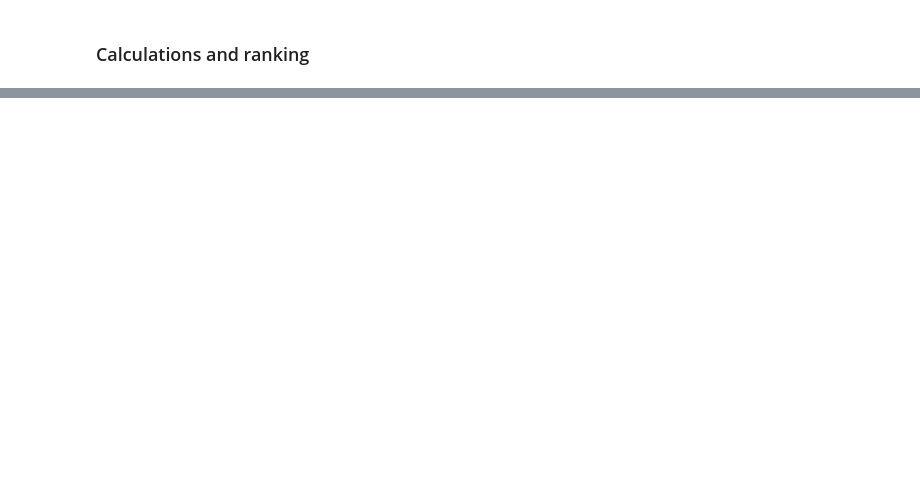
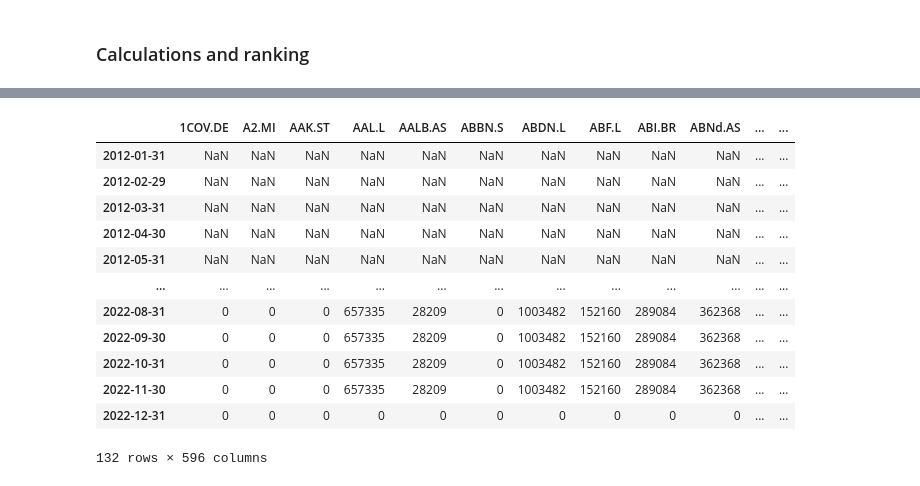
Before and after one commit to IIU60/ranking_DIP_european_equities, a Jupyter notebook: eikon_data_retrieval/download_calcs_ranking.ipynb, the cells around one changed output, grey strips where cells are left out. Cells and saved outputs as stored; diff of their text form; code cells hidden in the pictures; blank space fills up the shorter version.

```diff
--- a/eikon_data_retrieval/download_calcs_ranking.ipynb
+++ b/eikon_data_retrieval/download_calcs_ranking.ipynb
@@ -32,4 +23,14 @@ dir_fp = r'C:\Users\hugo.perezdealbeniz\Documents\GitHub\ranking_DIP_european_eq
 len(instruments_list)
 # %% [output]
 600
+# %%
+#las funciones de eikon a descargar
+fields_list = [#'TR.TRESGScore',
+               'TR.Volume',
+               'TR.EBIT'
+               ]
+#parametros de la funcion
+parameters = {'SDate':'2012-01-01','EDate':'2023-01-01','Frq':'FY','Period':'FY0'}
+#directorio en el que guardar los datos
+dir_fp = r'C:\Users\hugo.perezdealbeniz\Documents\GitHub\ranking_DIP_european_equities\eikon_data_retrieval\data'
 # %%
@@ -55,0 +47,3 @@ clean_df = df.replace(['','NaN',pd.NA]).dropna().drop_duplicates()
+# %%
+#Volume and EBIT
+new_dict = download_indicators(fields_list,instruments_list,parameters,dir_fp)
@@ -56,3 +78,5 @@ clean_df = df.replace(['','NaN',pd.NA]).dropna().drop_duplicates()
+# %%
+data_dict.update(new_dict)
 # %%
 data_dict.keys()
 # %% [output]
@@ -63,3 +87,5 @@ dict_keys(['TRESGScore'])
 n_quantiles = 10
 # %%
 esg_df = data_dict['TRESGScore']
+volume_df = data_dict['Volume']
+ebit_df = data_dict['EBIT']
@@ -65,0 +97,16 @@ esg_df = data_dict['TRESGScore']
+# %%
+volume_df
+# %% [output]
+|  | 1COV.DE | A2.MI | AAK.ST | AAL.L | AALB.AS | ABBN.S | ABDN.L | ABF.L | ABI.BR | ABNd.AS | ... | ... |
+| 2012-01-31 | NaN | NaN | NaN | NaN | NaN | NaN | NaN | NaN | NaN | NaN | ... | ... |
+| 2012-02-29 | NaN | NaN | NaN | NaN | NaN | NaN | NaN | NaN | NaN | NaN | ... | ... |
+| 2012-03-31 | NaN | NaN | NaN | NaN | NaN | NaN | NaN | NaN | NaN | NaN | ... | ... |
+| 2012-04-30 | NaN | NaN | NaN | NaN | NaN | NaN | NaN | NaN | NaN | NaN | ... | ... |
+| 2012-05-31 | NaN | NaN | NaN | NaN | NaN | NaN | NaN | NaN | NaN | NaN | ... | ... |
+| ... | ... | ... | ... | ... | ... | ... | ... | ... | ... | ... | ... | ... |
+| 2022-08-31 | 0 | 0 | 0 | 657335 | 28209 | 0 | 1003482 | 152160 | 289084 | 362368 | ... | ... |
+| 2022-09-30 | 0 | 0 | 0 | 657335 | 28209 | 0 | 1003482 | 152160 | 289084 | 362368 | ... | ... |
+| 2022-10-31 | 0 | 0 | 0 | 657335 | 28209 | 0 | 1003482 | 152160 | 289084 | 362368 | ... | ... |
+| 2022-11-30 | 0 | 0 | 0 | 657335 | 28209 | 0 | 1003482 | 152160 | 289084 | 362368 | ... | ... |
+| 2022-12-31 | 0 | 0 | 0 | 0 | 0 | 0 | 0 | 0 | 0 | 0 | ... | ... |
+132 rows × 596 columns
```
Also changed, not shown: parts of 25 cells of this notebook.
